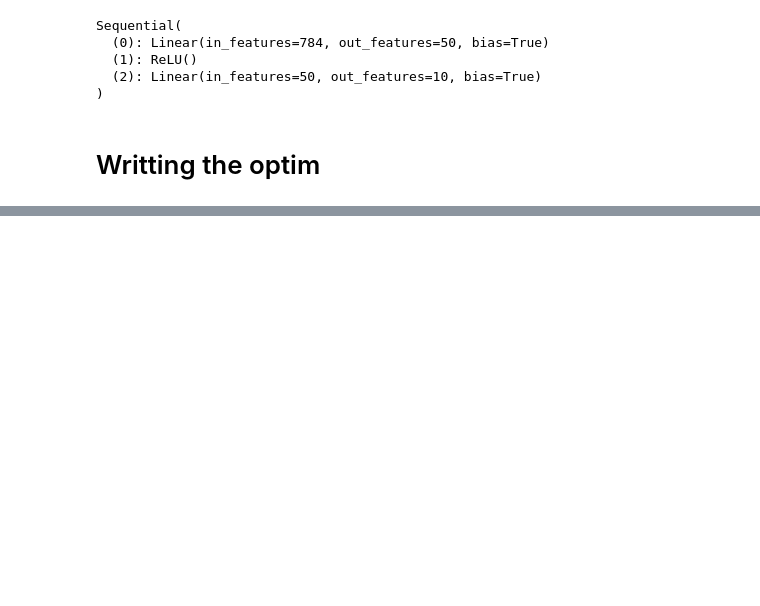
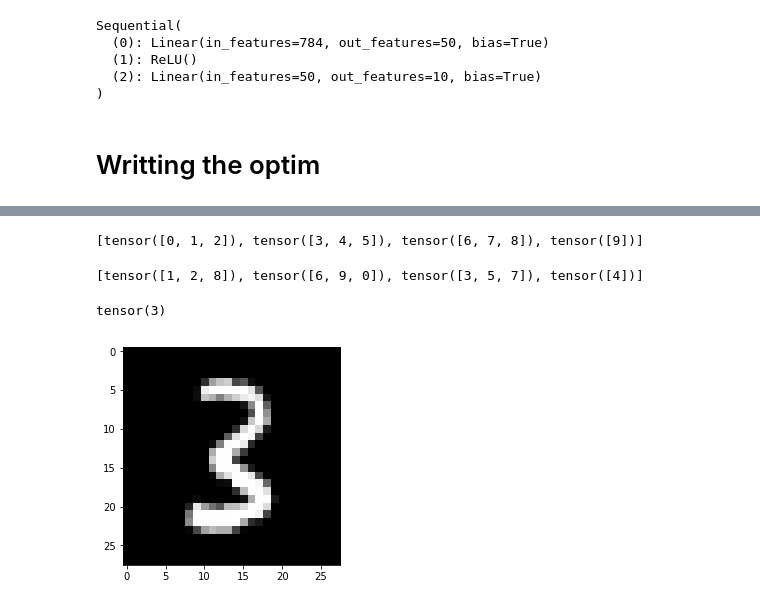
Before and after one commit to JohanWork/DNNFromTheFoundation, a Jupyter notebook: 03_minibatch_training.ipynb, the cells around one changed output, grey strips where cells are left out. Drawn from its saved outputs; the diff is of its cells as text; code cells hidden in the pictures; blank space fills up the shorter version.

```diff
--- a/03_minibatch_training.ipynb
+++ b/03_minibatch_training.ipynb
@@ -426,0 +684,42 @@ assert acc>0.7
+# %%
+s = Sampler(small_ds,3,False)
+[o for o in s]
+# %% [output]
+[tensor([0, 1, 2]), tensor([3, 4, 5]), tensor([6, 7, 8]), tensor([9])]
+# %%
+s = Sampler(small_ds,3,True)
+[o for o in s]
+# %% [output]
+[tensor([1, 2, 8]), tensor([6, 9, 0]), tensor([3, 5, 7]), tensor([4])]
+# %%
+def collate(b):
+    xs,ys = zip(*b)
+    return torch.stack(xs),torch.stack(ys)
+# collate can do stuff to the data for example if it is images
+# we perhaps wnt to pad it.
+
+class DataLoader():
+    def __init__(self,ds,sampler,collate_fn=collate):
+        self.ds=ds
+        self.sampler=sampler
+        self.collate_fn=collate_fn
+
+    def __iter__(self):
+        for s in self.sampler:
+            yield self.collate_fn([self.ds[i]for i in s])
+
+# Nice way of doing streaming things saves a lot of memory!!
+# %%
+train_samp = Sampler(train_ds, bs, shuffle=True)
+valid_samp = Sampler(valid_ds, bs, shuffle=False)
+# %%
+train_dl = DataLoader(train_ds, sampler=train_samp, collate_fn=collate)
+valid_dl = DataLoader(valid_ds, sampler=valid_samp, collate_fn=collate)
+# %%
+xb,yb = next(iter(valid_dl))
+plt.imshow(xb[0].view(28,28))
+yb[0]
+# should be the same every time since it is validation dataset
+# %% [output]
+tensor(3)
+[figure, added]
```
Also changed, not shown: parts of 78 cells of this notebook, 2 other files.
